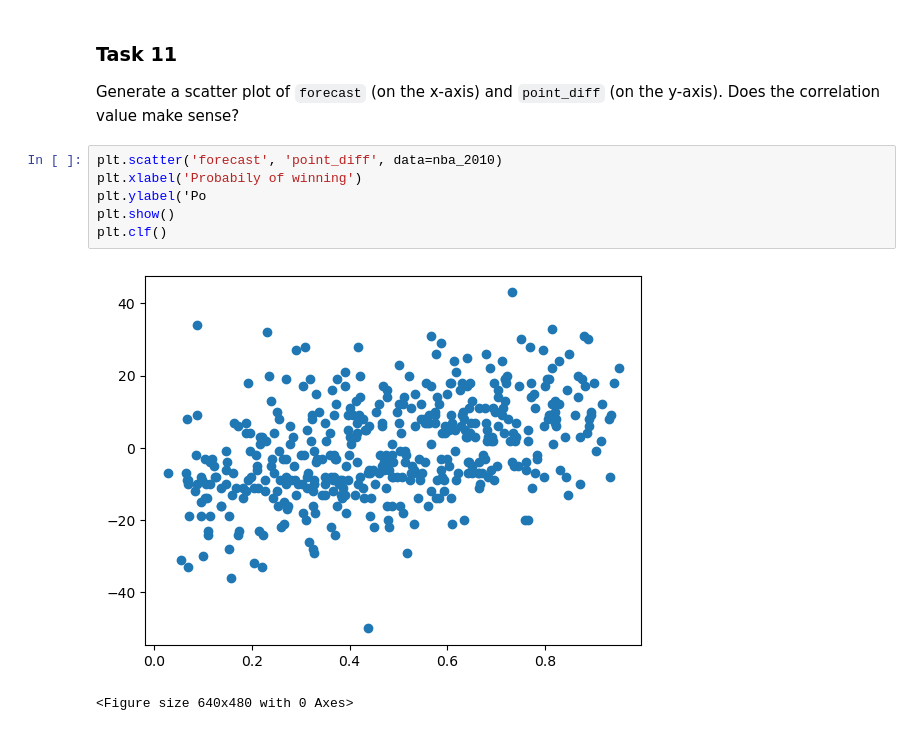
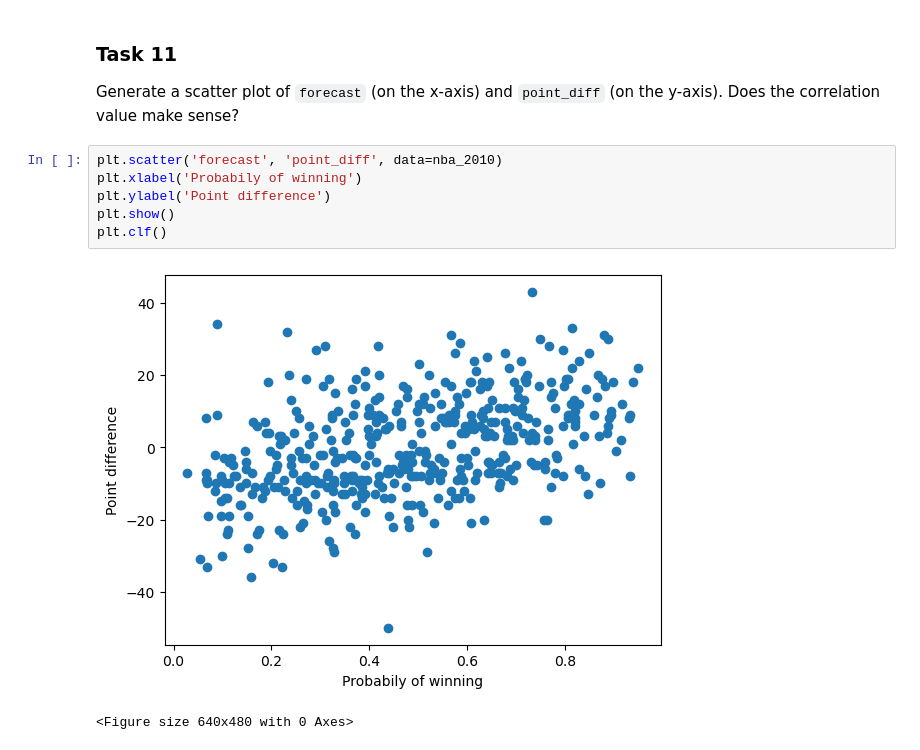
Before and after one commit to LiZoMark841619/Balazs1982, a Jupyter notebook: Jupyter_files/Codecademy_Projects/NBA/Codecademy_NBA_Trends_Project/Codecademy_NBA_Trends_Project.ipynb, the cells around one changed output. Saved outputs shown, nothing was run; the diff lists cells and outputs as text.

```diff
--- a/Jupyter_files/Codecademy_Projects/NBA/Codecademy_NBA_Trends_Project/Codecademy_NBA_Trends_Project.ipynb
+++ b/Jupyter_files/Codecademy_Projects/NBA/Codecademy_NBA_Trends_Project/Codecademy_NBA_Trends_Project.ipynb
@@ -195,9 +195,9 @@ Generate a scatter plot of `forecast` (on the x-axis) and `point_diff` (on the y
 # %%
 plt.scatter('forecast', 'point_diff', data=nba_2010)
 plt.xlabel('Probabily of winning')
-plt.ylabel('Po
+plt.ylabel('Point difference')
 plt.show()
 plt.clf()
 # %% [output]
-[figure, old version]
+[figure, new version]
 <Figure size 640x480 with 0 Axes>
```
